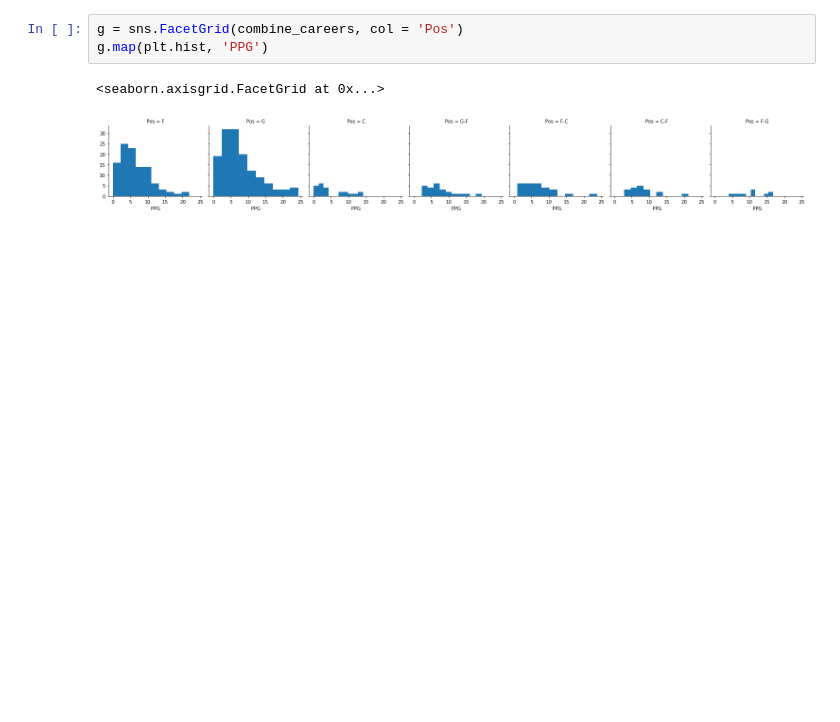
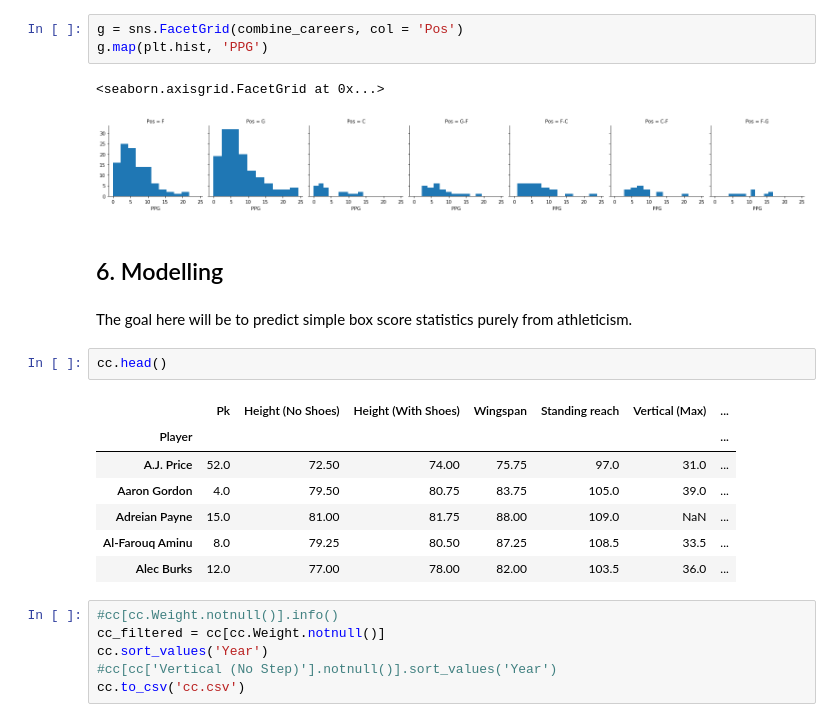
Before and after one commit to jrtran/stats131group7, a Jupyter notebook: combine_careers_eda.ipynb, the cells around one changed output. Saved outputs shown, nothing was run; the diff lists cells and outputs as text; blank space fills up the shorter version.

```diff
--- a/combine_careers_eda.ipynb
+++ b/combine_careers_eda.ipynb
@@ -392,3 +432,23 @@ g.map(plt.hist, 'PPG')
 # %% [output]
 <seaborn.axisgrid.FacetGrid at 0x...>
 [figure]
+# %% [markdown]
+## 6. Modelling
+# %% [markdown]
+The goal here will be to predict simple box score statistics purely from athleticism.
+# %%
+cc.head()
+# %% [output]
+|  | Pk | Height (No Shoes) | Height (With Shoes) | Wingspan | Standing reach | Vertical (Max) | ... |
+| Player |  |  |  |  |  |  | ... |
+| A.J. Price | 52.0 | 72.50 | 74.00 | 75.75 | 97.0 | 31.0 | ... |
+| Aaron Gordon | 4.0 | 79.50 | 80.75 | 83.75 | 105.0 | 39.0 | ... |
+| Adreian Payne | 15.0 | 81.00 | 81.75 | 88.00 | 109.0 | NaN | ... |
+| Al-Farouq Aminu | 8.0 | 79.25 | 80.50 | 87.25 | 108.5 | 33.5 | ... |
+| Alec Burks | 12.0 | 77.00 | 78.00 | 82.00 | 103.5 | 36.0 | ... |
+# %%
+#cc[cc.Weight.notnull()].info()
+cc_filtered = cc[cc.Weight.notnull()]
+cc.sort_values('Year')
+#cc[cc['Vertical (No Step)'].notnull()].sort_values('Year')
+cc.to_csv('cc.csv')
```
Also changed, not shown: parts of 19 cells of this notebook, 2 other files.
